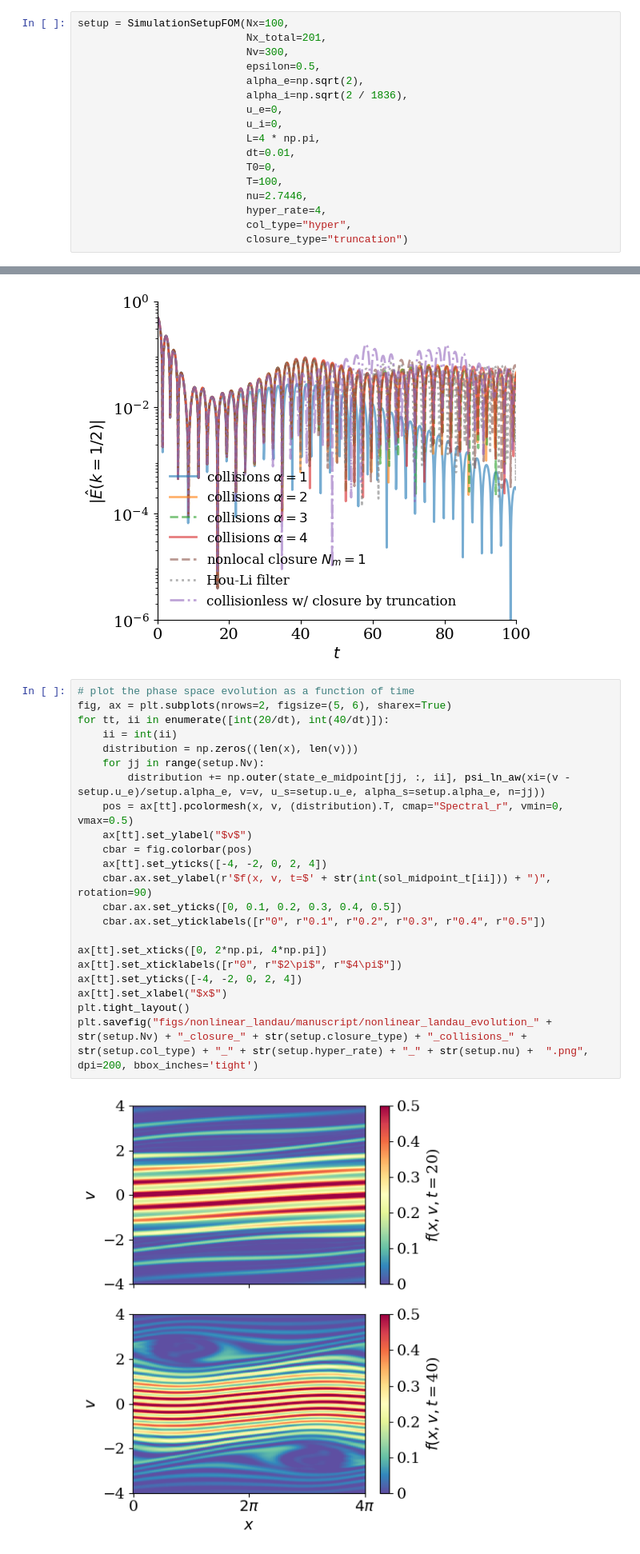
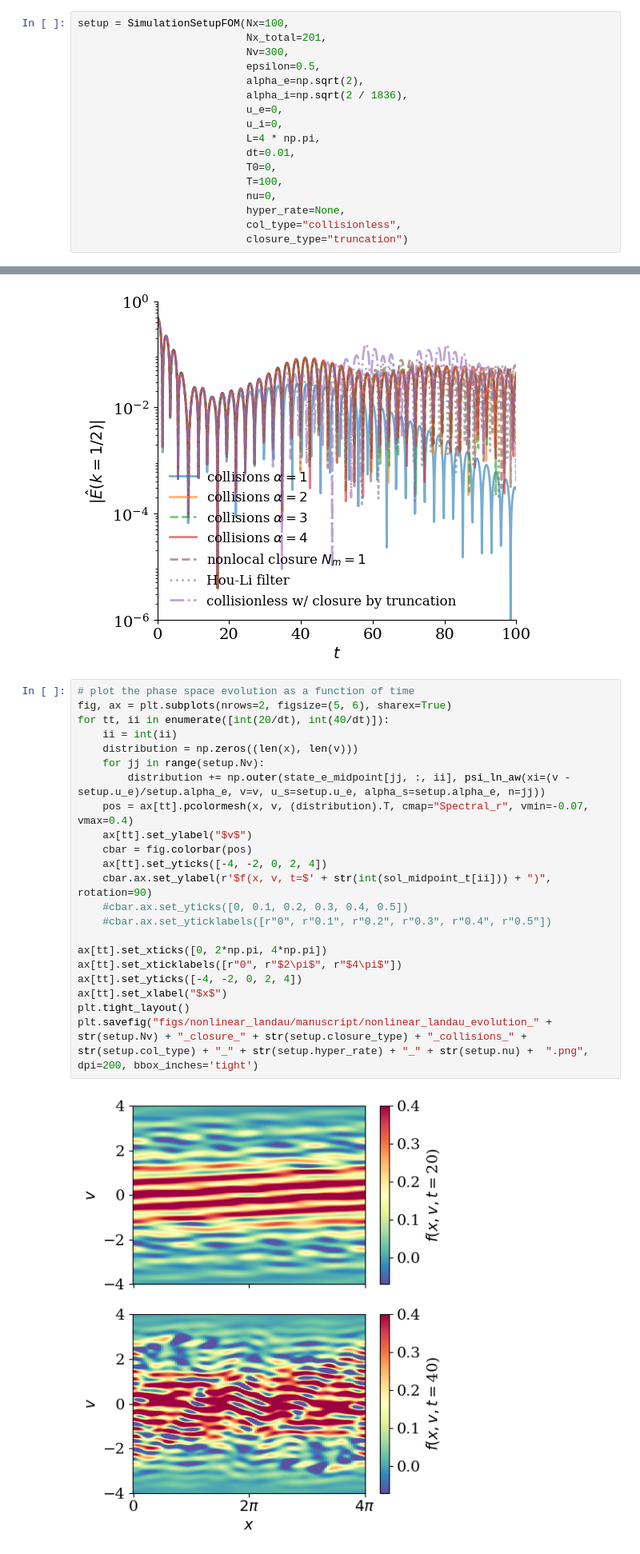
Before and after one commit to opaliss/Vlasov_Hermite_recurrence_study, a Jupyter notebook: aw_simulation/nonlinear_landau_damping.ipynb, the cells around one changed output, grey strips where cells are left out. Shown at 80% size. Cells and saved outputs as stored; diff of their text form.

```diff
--- a/aw_simulation/nonlinear_landau_damping.ipynb
+++ b/aw_simulation/nonlinear_landau_damping.ipynb
@@ -42,9 +42,9 @@ setup = SimulationSetupFOM(Nx=100,
                            dt=0.01,
                            T0=0,
                            T=100,
-                           nu=2.7446,
-                           hyper_rate=4,
-                           col_type="hyper",
+                           nu=0,
+                           hyper_rate=None,
+                           col_type="collisionless",
                            closure_type="truncation")
 # %%
 # matrices
@@ -234,27 +234,27 @@ plt.savefig("figs/nonlinear_landau/manuscript/nonlinear_landau_electric_field_da
 # %%
 # plot the phase space evolution as a function of time
 fig, ax = plt.subplots(nrows=2, figsize=(5, 6), sharex=True)
 for tt, ii in enumerate([int(20/dt), int(40/dt)]):
     ii = int(ii)
     distribution = np.zeros((len(x), len(v)))
     for jj in range(setup.Nv):
         distribution += np.outer(state_e_midpoint[jj, :, ii], psi_ln_aw(xi=(v - setup.u_e)/setup.alpha_e, v=v, u_s=setup.u_e, alpha_s=setup.alpha_e, n=jj))
-    pos = ax[tt].pcolormesh(x, v, (distribution).T, cmap="Spectral_r", vmin=0, vmax=0.5)
+    pos = ax[tt].pcolormesh(x, v, (distribution).T, cmap="Spectral_r", vmin=-0.07, vmax=0.4)
     ax[tt].set_ylabel("$v$")
     cbar = fig.colorbar(pos)
     ax[tt].set_yticks([-4, -2, 0, 2, 4])
     cbar.ax.set_ylabel(r'$f(x, v, t=$' + str(int(sol_midpoint_t[ii])) + ")", rotation=90)
-    cbar.ax.set_yticks([0, 0.1, 0.2, 0.3, 0.4, 0.5])
-    cbar.ax.set_yticklabels([r"0", r"0.1", r"0.2", r"0.3", r"0.4", r"0.5"])
+    #cbar.ax.set_yticks([0, 0.1, 0.2, 0.3, 0.4, 0.5])
+    #cbar.ax.set_yticklabels([r"0", r"0.1", r"0.2", r"0.3", r"0.4", r"0.5"])
 
 ax[tt].set_xticks([0, 2*np.pi, 4*np.pi])
 ax[tt].set_xticklabels([r"0", r"$2\pi$", r"$4\pi$"])
 ax[tt].set_yticks([-4, -2, 0, 2, 4])
 ax[tt].set_xlabel("$x$")
 plt.tight_layout()
 plt.savefig("figs/nonlinear_landau/manuscript/nonlinear_landau_evolution_" + str(setup.Nv) + "_closure_" + str(setup.closure_type) + "_collisions_" + str(setup.col_type) + "_" + str(setup.hyper_rate) + "_" + str(setup.nu) +  ".png", dpi=200, bbox_inches='tight')
 # %% [output]
-[figure, old version]
+[figure, new version]
 # %%
 fig, ax = plt.subplots(figsize=(6, 4), dpi = 100)
 
```
Also changed, not shown: 40 other files.
